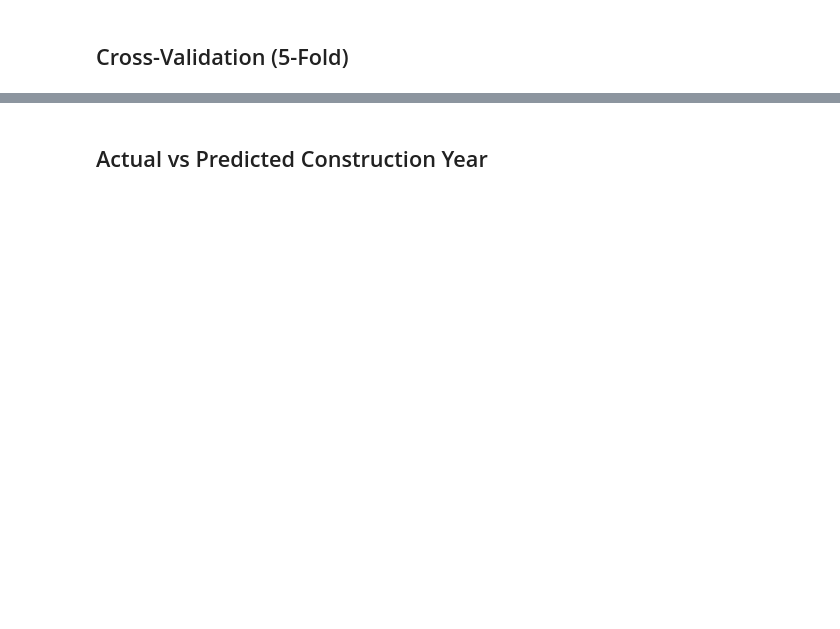
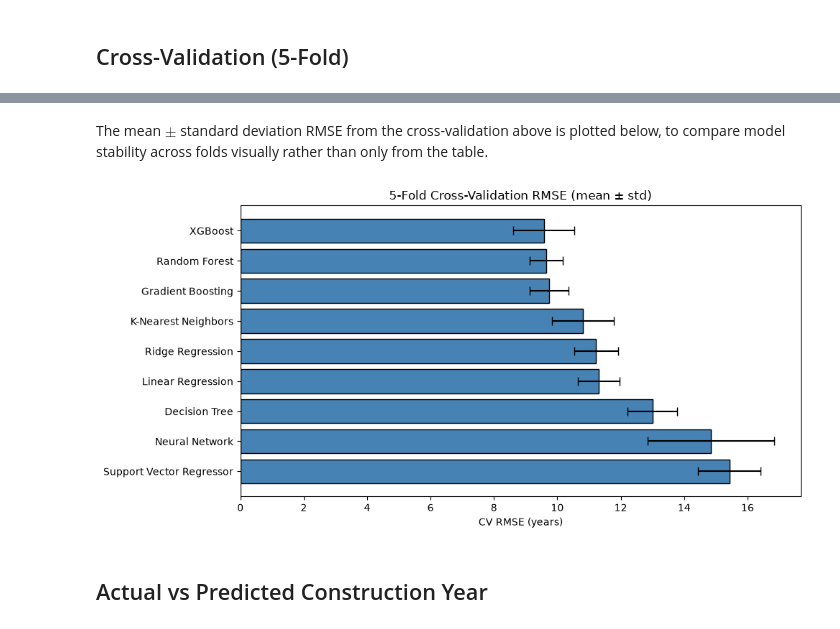
Before and after one commit to Anindo21/ames-housing-analysis, a Jupyter notebook: notebooks/regression.ipynb, the cells around one changed output, grey strips where cells are left out. Saved outputs shown, nothing was run; the diff lists cells and outputs as text; code cells hidden in the pictures; blank space fills up the shorter version.

```diff
--- a/notebooks/regression.ipynb
+++ b/notebooks/regression.ipynb
@@ -170,3 +205,20 @@ cv_results_df
+# %% [markdown]
+The mean $\pm$ standard deviation RMSE from the cross-validation above is plotted below, to compare model stability across folds visually rather than only from the table.
+# %%
+order       = np.argsort(cv_rmse_mean)[::-1]
+model_names = list(models.keys())
+
+fig, ax = plt.subplots(figsize=(10, 5))
+ax.barh([model_names[i] for i in order],
+        [cv_rmse_mean[i] for i in order],
+        xerr=[cv_rmse_std[i] for i in order],
+        color='steelblue', edgecolor='black', capsize=4)
+ax.set_xlabel('CV RMSE (years)')
+ax.set_title('5-Fold Cross-Validation RMSE (mean \u00b1 std)')
+plt.tight_layout()
+plt.show()
+# %% [output]
+[figure, added]
 # %% [markdown]
 ## Actual vs Predicted Construction Year
 # %%
```
Also changed, not shown: parts of 22 cells of this notebook, 12 other files.
